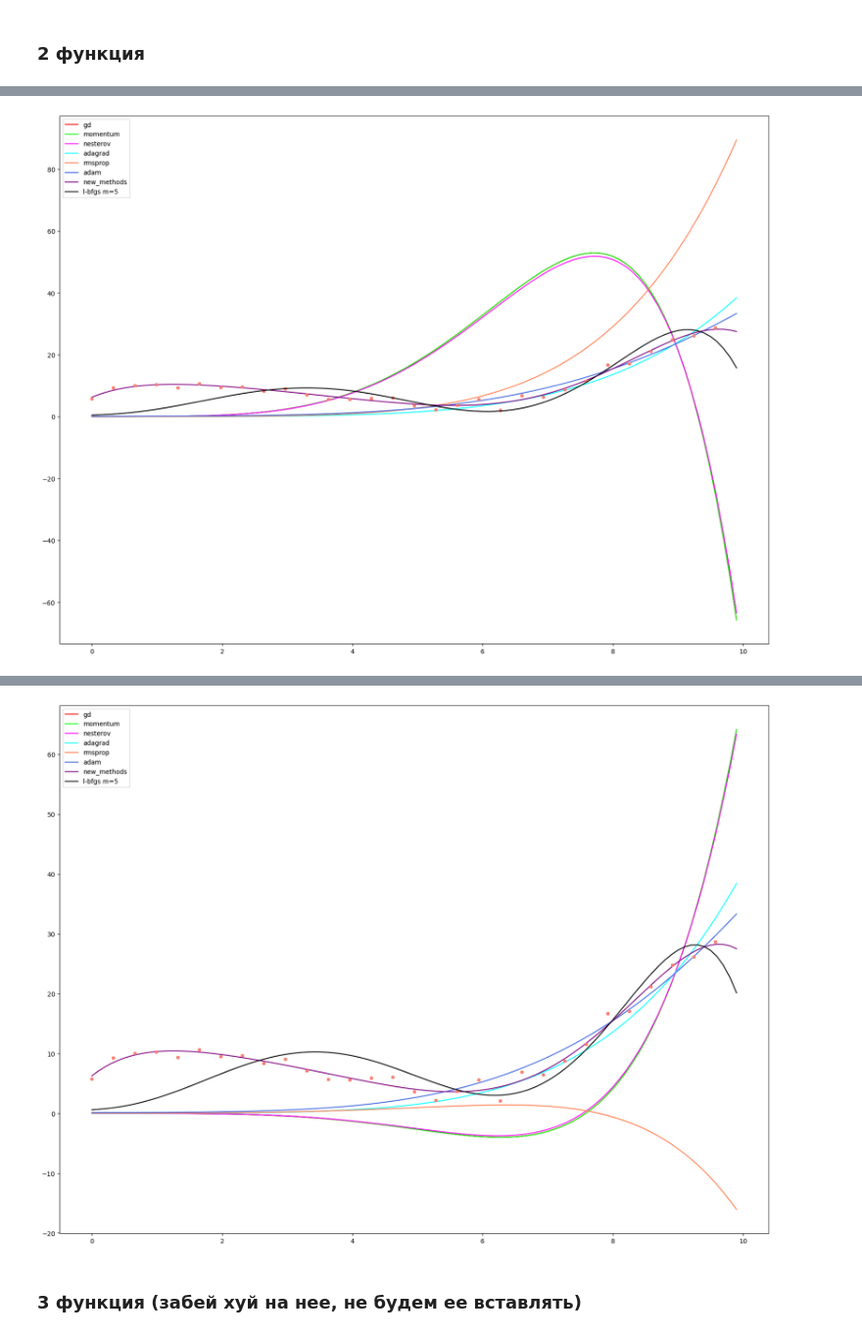
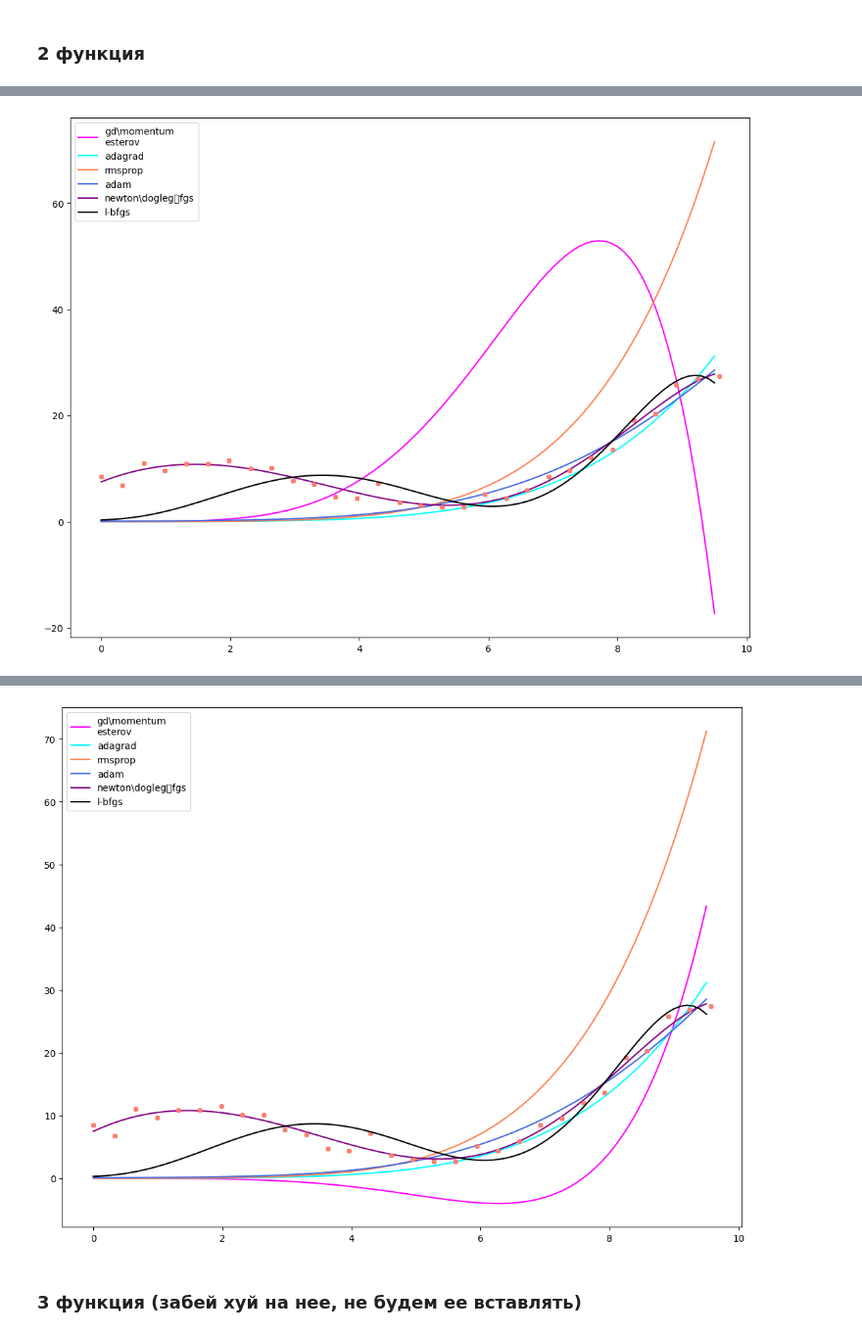
Before and after one commit to swerchansky/optimization-methods, a Jupyter notebook: 3_lab.ipynb, the cells around one changed output, grey strips where cells are left out. Shown at 98% size. Saved outputs shown, nothing was run; the diff lists cells and outputs as text; code cells hidden in the pictures.

```diff
--- a/3_lab.ipynb
+++ b/3_lab.ipynb
@@ -552,7 +561,7 @@ def mysin(x):
 def mysqrt(x):
     return sp.sin(x)
 
-X_new = np.arange(0, 10, 0.1, dtype=np.float64)
+X_new = np.arange(0, 9.6, 0.1, dtype=np.float64)
 
 
 symbols = sp.symbols(f"x:{len(INITIAL_THETA)}")
@@ -584,26 +593,26 @@ print("initial:", INITIAL_THETA)
 result = [0 for i in range(10)]
 
 result[0] = gd(X, Y, INITIAL_THETA, loss_function, func, loss_function_grad, lr=2e-13, eps=eps)
-result[1] = gd_with_momentum(X, Y, INITIAL_THETA, loss_function, func, loss_function_grad, lr=2e-13, eps=eps)
-result[2] = gd_with_nesterov(X, Y, INITIAL_THETA, loss_function, func, loss_function_grad, lr=2e-13, eps=eps)
-result[3] = gd_with_adagrad(X, Y, INITIAL_THETA, loss_function, func, loss_function_grad, lr=100, eps=eps)
-result[4] = gd_with_rmsprop(X, Y, INITIAL_THETA, loss_function, func, loss_function_grad, lr=0.0001, eps=eps)
-result[5] = gd_with_adam(X, Y, INITIAL_THETA, loss_function, func, loss_function_grad, lr=1, eps=eps)
+gd_with_momentum(X, Y, INITIAL_THETA, loss_function, func, loss_function_grad, lr=2e-13, eps=eps)
+gd_with_nesterov(X, Y, INITIAL_THETA, loss_function, func, loss_function_grad, lr=2e-13, eps=eps)
+result[1] = gd_with_adagrad(X, Y, INITIAL_THETA, loss_function, func, loss_function_grad, lr=100, eps=eps)
+result[2] = gd_with_rmsprop(X, Y, INITIAL_THETA, loss_function, func, loss_function_grad, lr=0.0001, eps=eps)
+result[3] = gd_with_adam(X, Y, INITIAL_THETA, loss_function, func, loss_function_grad, lr=1, eps=eps)
 
-result[6] = gauss_newton(X, Y, INITIAL_THETA, loss_function, func, eps=eps)
+result[4] = gauss_newton(X, Y, INITIAL_THETA, loss_function, func, eps=eps)
 powell_dog_leg(X, Y, INITIAL_THETA, loss_function, func, loss_function_grad, hessian_func, eps=eps)
 bfgs(X, Y, INITIAL_THETA, loss_function, func, loss_function_grad, symbols, eps=eps)
-result[7] = lbfgs(X, Y, INITIAL_THETA, loss_function, func, loss_function_grad, symbols, eps=1e-8, m=5)
+result[5] = lbfgs(X, Y, INITIAL_THETA, loss_function, func, loss_function_grad, symbols, eps=eps, m=5)
 
 # сделай таблички с разыными m
-lbfgs(X, Y, INITIAL_THETA, loss_function, func, loss_function_grad, symbols, eps=1e-8, m=100)
-lbfgs(X, Y, INITIAL_THETA, loss_function, func, loss_function_grad, symbols, eps=1e-8, m=40)
-lbfgs(X, Y, INITIAL_THETA, loss_function, func, loss_function_grad, symbols, eps=1e-8, m=2)
+lbfgs(X, Y, INITIAL_THETA, loss_function, func, loss_function_grad, symbols, eps=eps, m=100)
+lbfgs(X, Y, INITIAL_THETA, loss_function, func, loss_function_grad, symbols, eps=eps, m=40)
+lbfgs(X, Y, INITIAL_THETA, loss_function, func, loss_function_grad, symbols, eps=eps, m=2)
 
-colors = ['red', 'lime', 'fuchsia', 'aqua', 'coral', 'royalblue', 'purple', 'black']
-labels = ['gd', 'momentum', 'nesterov', 'adagrad', 'rmsprop', 'adam', 'new_methods', 'l-bfgs m=5']
+colors = ['fuchsia', 'aqua', 'coral', 'royalblue', 'purple', 'black']
+labels = ['gd/momentum/nesterov', 'adagrad', 'rmsprop', 'adam', 'newton/dogleg/bfgs', 'l-bfgs']
 
-plt.rcParams["figure.figsize"] = (20, 15)
+plt.rcParams["figure.figsize"] = (13, 10)
 fig, ax = plt.subplots()
 
 for i in range(len(labels)):
@@ -612,8 +621,6 @@ for i in range(len(labels)):
 ax.legend()
 plt.show()
 
-# мне впадлу это как то обобщать, честно (там разные lr если че)
-
 INITIAL_THETA = [-0.002] * 7
 
 print("initial:", INITIAL_THETA)
@@ -621,26 +628,22 @@ print("initial:", INITIAL_THETA)
 result = [0 for i in range(10)]
 
 result[0] = gd(X, Y, INITIAL_THETA, loss_function, func, loss_function_grad, lr=2e-13, eps=eps)
-result[1] = gd_with_momentum(X, Y, INITIAL_THETA, loss_function, func, loss_function_grad, lr=2e-13, eps=eps)
-result[2] = gd_with_nesterov(X, Y, INITIAL_THETA, loss_function, func, loss_function_grad, lr=2e-13, eps=eps)
-result[3] = gd_with_adagrad(X, Y, INITIAL_THETA, loss_function, func, loss_function_grad, lr=100, eps=eps)
-result[4] = gd_with_rmsprop(X, Y, INITIAL_THETA, loss_function, func, loss_function_grad, lr=0.0001, eps=eps)
-result[5] = gd_with_adam(X, Y, INITIAL_THETA, loss_function, func, loss_function_grad, lr=1, eps=eps)
+gd_with_momentum(X, Y, INITIAL_THETA, loss_function, func, loss_function_grad, lr=2e-13, eps=eps)
+gd_with_nesterov(X, Y, INITIAL_THETA, loss_function, func, loss_function_grad, lr=2e-13, eps=eps)
+result[1] = gd_with_adagrad(X, Y, INITIAL_THETA, loss_function, func, loss_function_grad, lr=100, eps=eps)
+result[2] = gd_with_rmsprop(X, Y, INITIAL_THETA, loss_function, func, loss_function_grad, lr=0.0001, eps=eps)
+result[3] = gd_with_adam(X, Y, INITIAL_THETA, loss_function, func, loss_function_grad, lr=1, eps=eps)
 
-result[6] = gauss_newton(X, Y, INITIAL_THETA, loss_function, func, eps=eps)
+result[4] = gauss_newton(X, Y, INITIAL_THETA, loss_function, func, eps=eps)
 powell_dog_leg(X, Y, INITIAL_THETA, loss_function, func, loss_function_grad, hessian_func, eps=eps)
 bfgs(X, Y, INITIAL_THETA, loss_function, func, loss_function_grad, symbols, eps=eps)
-result[7] = lbfgs(X, Y, INITIAL_THETA, loss_function, func, loss_function_grad, symbols, eps=1e-8, m=5)
+result[5] = lbfgs(X, Y, INITIAL_THETA, loss_function, func, loss_function_grad, symbols, eps=eps, m=5)
 
 # если поменять m, то l-bfgs заебись становится
-lbfgs(X, Y, INITIAL_THETA, loss_function, func, loss_function_grad, symbols, eps=1e-8, m=100)
-lbfgs(X, Y, INITIAL_THETA, loss_function, func, loss_function_grad, symbols, eps=1e-8, m=40)
-lbfgs(X, Y, INITIAL_THETA, loss_function, func, loss_function_grad, symbols, eps=1e-8, m=2)
+lbfgs(X, Y, INITIAL_THETA, loss_function, func, loss_function_grad, symbols, eps=eps, m=100)
+lbfgs(X, Y, INITIAL_THETA, loss_function, func, loss_function_grad, symbols, eps=eps, m=40)
+lbfgs(X, Y, INITIAL_THETA, loss_function, func, loss_function_grad, symbols, eps=eps, m=2)
 
-colors = ['red', 'lime', 'fuchsia', 'aqua', 'coral', 'royalblue', 'purple', 'black']
-labels = ['gd', 'momentum', 'nesterov', 'adagrad', 'rmsprop', 'adam', 'new_methods', 'l-bfgs m=5']
-
-plt.rcParams["figure.figsize"] = (20, 15)
 fig, ax = plt.subplots()
 
 for i in range(len(labels)):
@@ -666,2 +669,2 @@ current_cost: 953.7360865949839, epoch: 499     l-bfgs    m=2
-[figure, old version]
+[figure, new version]
 initial: [-0.002, -0.002, -0.002, -0.002, -0.002, -0.002, -0.002]
@@ -681,4 +684,4 @@ current_cost: 1038.25361147483, epoch: 499     l-bfgs    m=2
-[figure, old version]
+[figure, new version]
 # %% [markdown]
 ### 3 функция (забей хуй на нее, не будем ее вставлять)
 # %%
```
Also changed, not shown: parts of 6 cells of this notebook.
